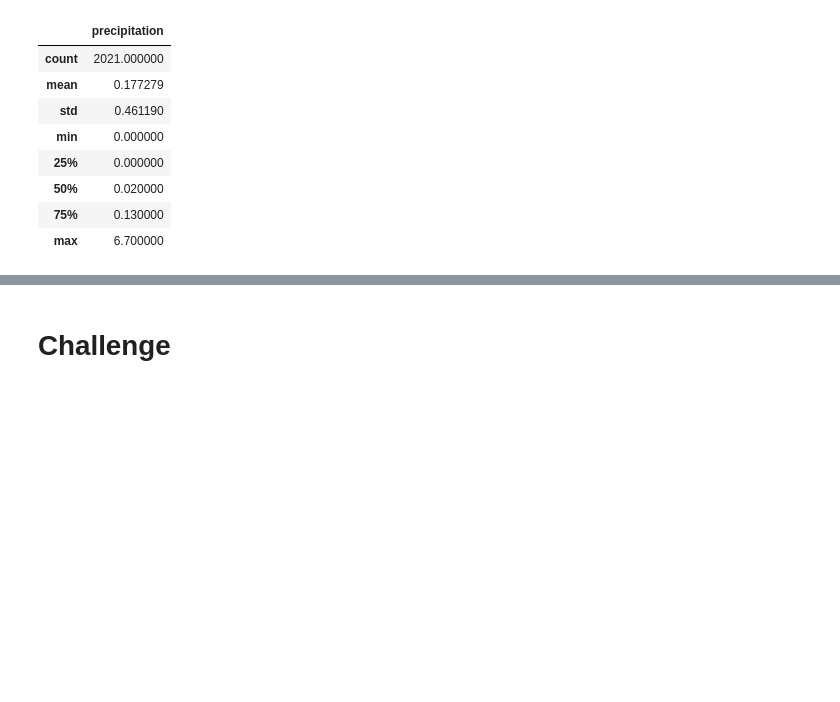
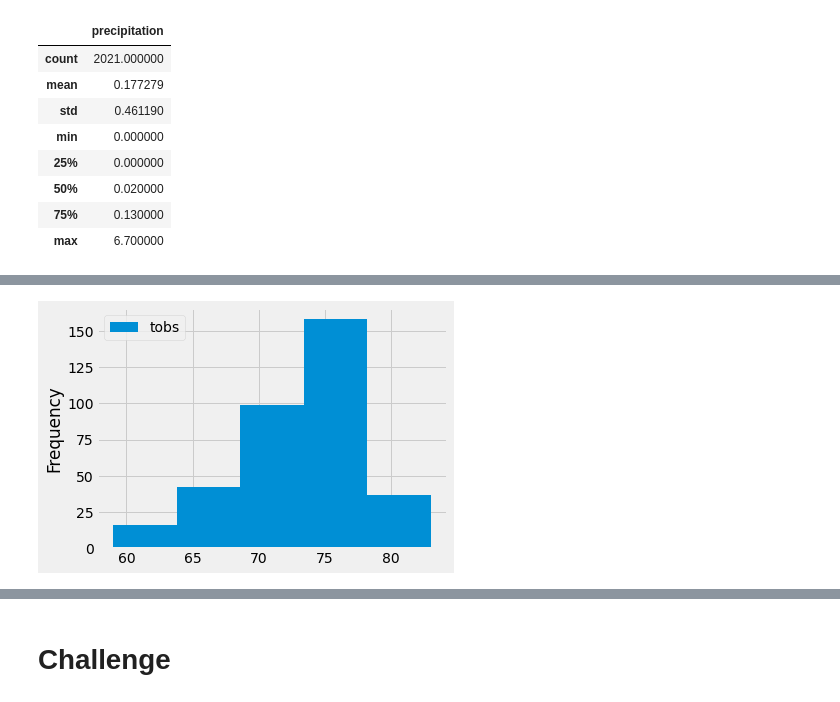
Before and after one commit to vhernandezjr/Surfs_Up, a Jupyter notebook: climate_analysis.ipynb, the cells around one changed output, grey strips where cells are left out. Cells and saved outputs as stored; diff of their text form; code cells hidden in the pictures; blank space fills up the shorter version.

```diff
--- a/climate_analysis.ipynb
+++ b/climate_analysis.ipynb
@@ -116,0 +171,6 @@ df.describe()
+# %%
+# Skill Drill
+df.plot.hist(bins=5)
+plt.tight_layout()
+# %% [output]
+[figure, added]
```
Also changed, not shown: parts of 8 cells of this notebook.
